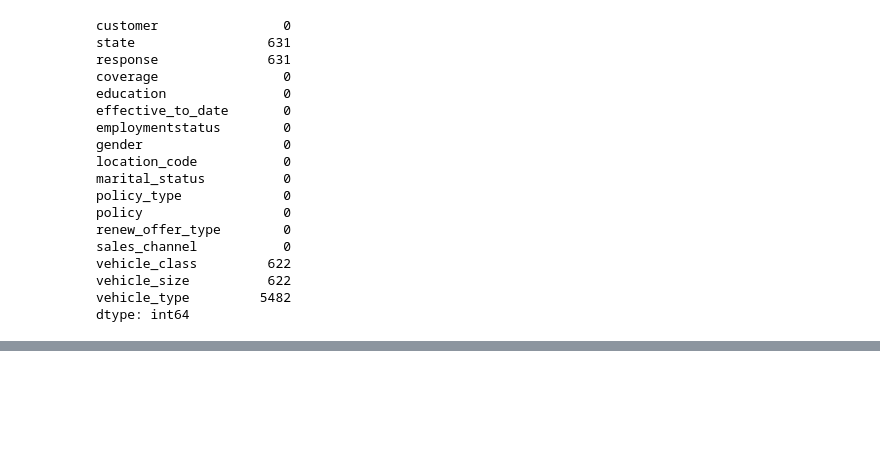
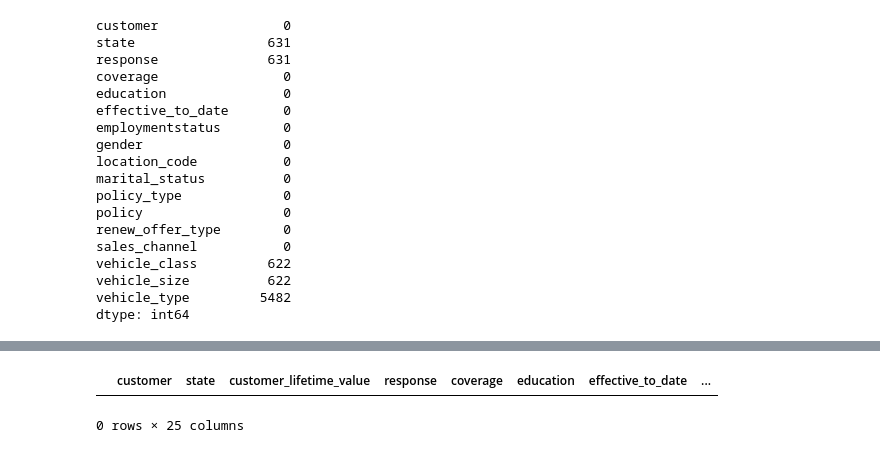
Before and after one commit to NicolasSpettel/lab-customer-analysis-round-2, a Jupyter notebook: Lab 04.ipynb, the cells around one changed output, grey strips where cells are left out. Drawn from its saved outputs; the diff is of its cells as text; code cells hidden in the pictures; blank space fills up the shorter version.

```diff
--- a/Lab 04.ipynb
+++ b/Lab 04.ipynb
@@ -199,0 +176,5 @@ Name: vehicle_type, dtype: int64
+# %%
+data1[data1.isna().any(axis=1)]
+# %% [output]
+|  | customer | state | customer_lifetime_value | response | coverage | education | effective_to_date | ... |
+0 rows × 25 columns
```
Also changed, not shown: parts of 22 cells of this notebook.
